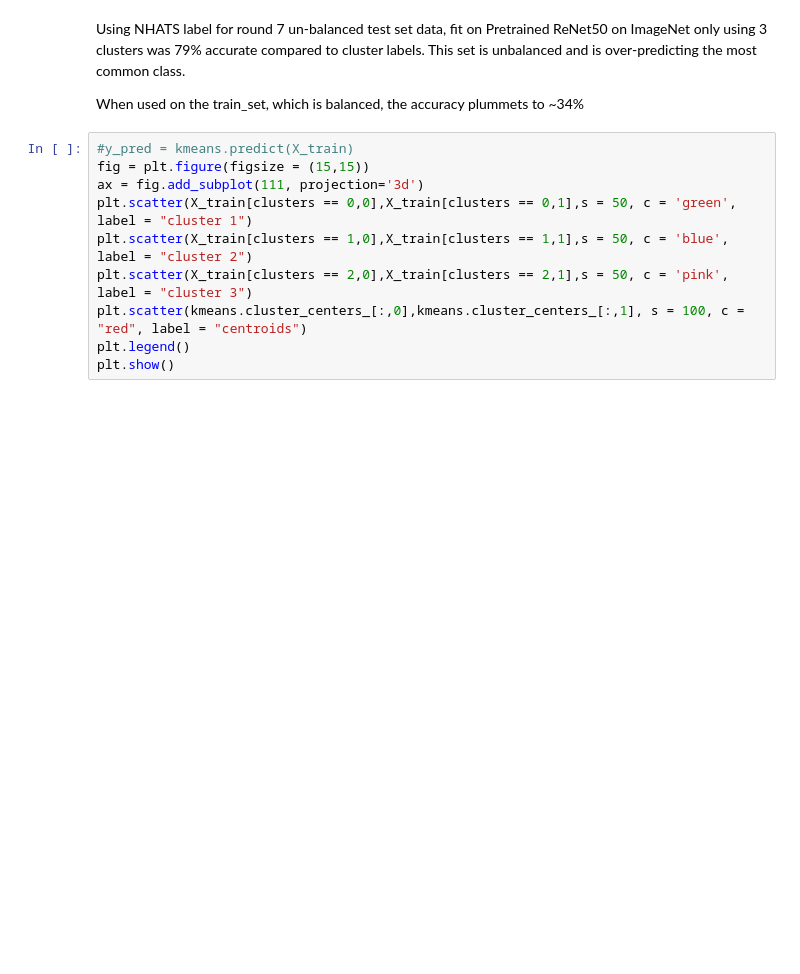
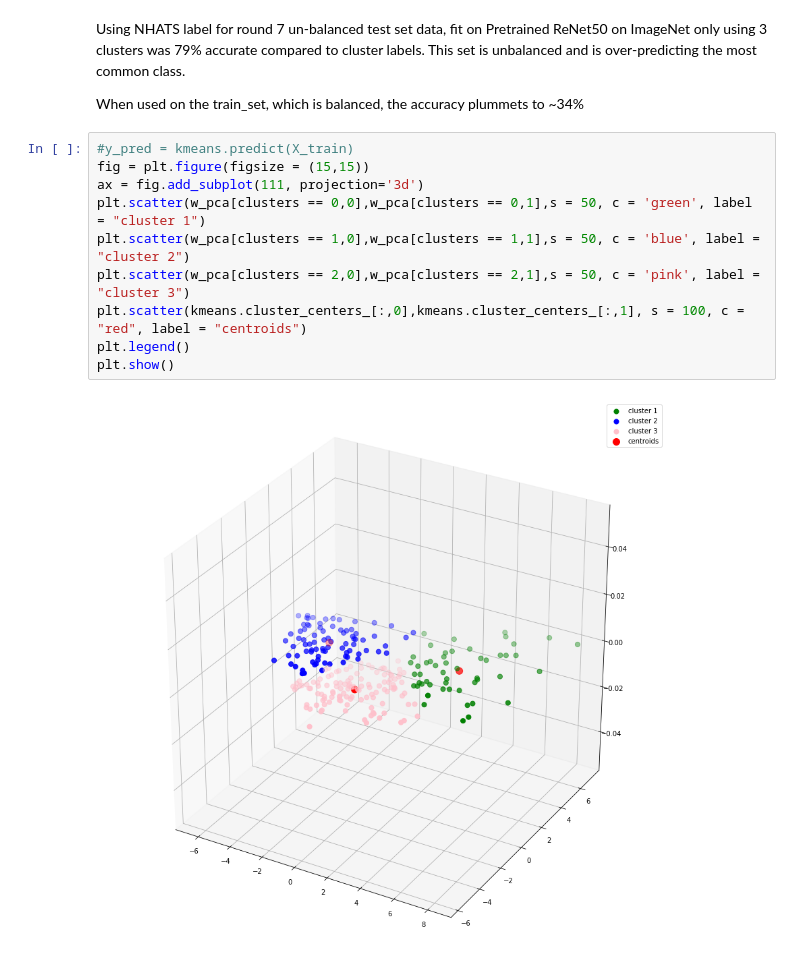
Before and after one commit to ian-byrne/MADSmilestone2, a Jupyter notebook: Presentation_Transfer_Learning_Kmeans.ipynb, the cells around one changed output. Drawn from its saved outputs; the diff is of its cells as text; blank space fills up the shorter version.

```diff
--- a/Presentation_Transfer_Learning_Kmeans.ipynb
+++ b/Presentation_Transfer_Learning_Kmeans.ipynb
@@ -371,10 +424,12 @@ When used on the train_set, which is balanced, the accuracy plummets to ~34%
 # %%
 #y_pred = kmeans.predict(X_train)
 fig = plt.figure(figsize = (15,15))
 ax = fig.add_subplot(111, projection='3d')
-plt.scatter(X_train[clusters == 0,0],X_train[clusters == 0,1],s = 50, c = 'green', label = "cluster 1")
-plt.scatter(X_train[clusters == 1,0],X_train[clusters == 1,1],s = 50, c = 'blue', label = "cluster 2")
-plt.scatter(X_train[clusters == 2,0],X_train[clusters == 2,1],s = 50, c = 'pink', label = "cluster 3")
+plt.scatter(w_pca[clusters == 0,0],w_pca[clusters == 0,1],s = 50, c = 'green', label = "cluster 1")
+plt.scatter(w_pca[clusters == 1,0],w_pca[clusters == 1,1],s = 50, c = 'blue', label = "cluster 2")
+plt.scatter(w_pca[clusters == 2,0],w_pca[clusters == 2,1],s = 50, c = 'pink', label = "cluster 3")
 plt.scatter(kmeans.cluster_centers_[:,0],kmeans.cluster_centers_[:,1], s = 100, c = "red", label = "centroids")
 plt.legend()
 plt.show()
+# %% [output]
+[figure, added]
```
Also changed, not shown: parts of 12 cells of this notebook.
